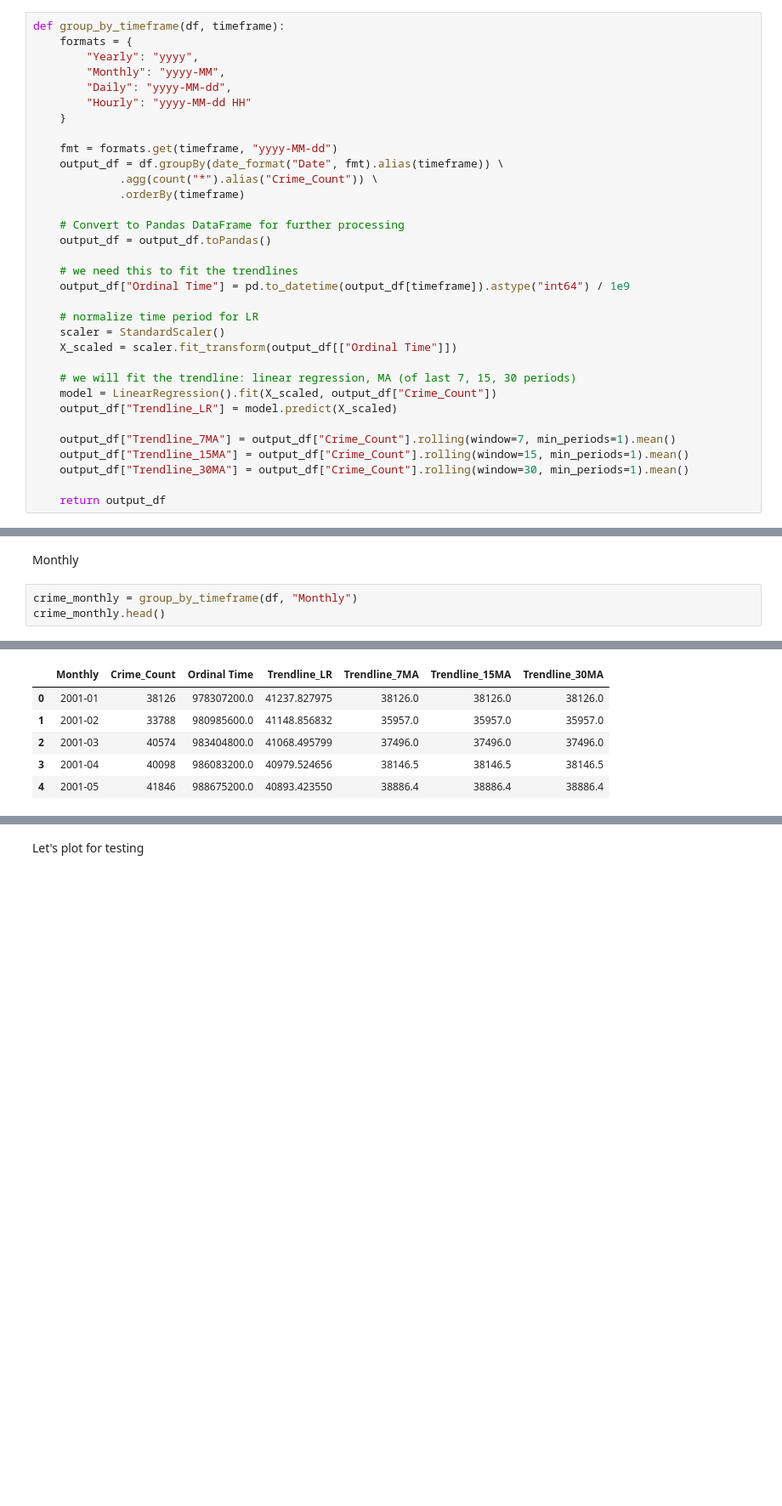
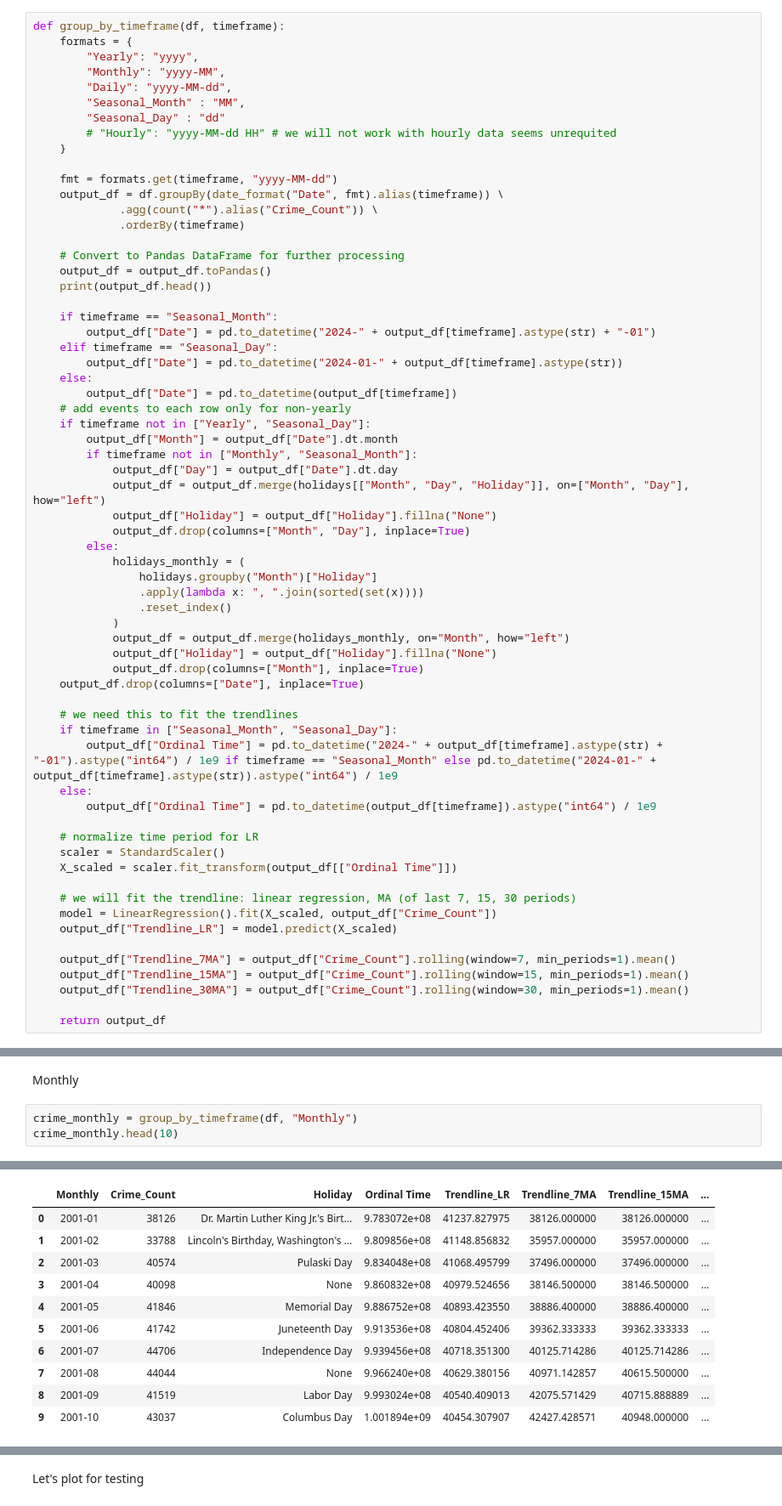
Before and after one commit to alihaseeb1/ChicagoCrimeAnalysis, a Jupyter notebook: main.ipynb, the cells around one changed output, grey strips where cells are left out. Shown at 85% size. Drawn from its saved outputs; the diff is of its cells as text; blank space fills up the shorter version.

```diff
--- a/main.ipynb
+++ b/main.ipynb
@@ -103,7 +165,9 @@ def group_by_timeframe(df, timeframe):
         "Yearly": "yyyy",
         "Monthly": "yyyy-MM",
         "Daily": "yyyy-MM-dd",
-        "Hourly": "yyyy-MM-dd HH"
+        "Seasonal_Month" : "MM",
+        "Seasonal_Day" : "dd"
+        # "Hourly": "yyyy-MM-dd HH" # we will not work with hourly data seems unrequited
     }
 
     fmt = formats.get(timeframe, "yyyy-MM-dd")
@@ -113,9 +177,38 @@ def group_by_timeframe(df, timeframe):
 
     # Convert to Pandas DataFrame for further processing
     output_df = output_df.toPandas()
+    print(output_df.head())
+
+    if timeframe == "Seasonal_Month":
+        output_df["Date"] = pd.to_datetime("2024-" + output_df[timeframe].astype(str) + "-01")
+    elif timeframe == "Seasonal_Day":
+        output_df["Date"] = pd.to_datetime("2024-01-" + output_df[timeframe].astype(str))
+    else:
+        output_df["Date"] = pd.to_datetime(output_df[timeframe])
+    # add events to each row only for non-yearly
+    if timeframe not in ["Yearly", "Seasonal_Day"]:
+        output_df["Month"] = output_df["Date"].dt.month
+        if timeframe not in ["Monthly", "Seasonal_Month"]:
+            output_df["Day"] = output_df["Date"].dt.day
+            output_df = output_df.merge(holidays[["Month", "Day", "Holiday"]], on=["Month", "Day"], how="left")
+            output_df["Holiday"] = output_df["Holiday"].fillna("None")
+            output_df.drop(columns=["Month", "Day"], inplace=True)
+        else:
+            holidays_monthly = (
+                holidays.groupby("Month")["Holiday"]
+                .apply(lambda x: ", ".join(sorted(set(x))))
+                .reset_index()
+            )
+            output_df = output_df.merge(holidays_monthly, on="Month", how="left")
+            output_df["Holiday"] = output_df["Holiday"].fillna("None")
+            output_df.drop(columns=["Month"], inplace=True)
+    output_df.drop(columns=["Date"], inplace=True)
 
     # we need this to fit the trendlines
-    output_df["Ordinal Time"] = pd.to_datetime(output_df[timeframe]).astype("int64") / 1e9
+    if timeframe in ["Seasonal_Month", "Seasonal_Day"]:
+        output_df["Ordinal Time"] = pd.to_datetime("2024-" + output_df[timeframe].astype(str) + "-01").astype("int64") / 1e9 if timeframe == "Seasonal_Month" else pd.to_datetime("2024-01-" + output_df[timeframe].astype(str)).astype("int64") / 1e9
+    else:
+        output_df["Ordinal Time"] = pd.to_datetime(output_df[timeframe]).astype("int64") / 1e9
 
     # normalize time period for LR
     scaler = StandardScaler()
@@ -198,5 +297,5 @@ crime_yearly.head()
 Monthly
 # %%
 crime_monthly = group_by_timeframe(df, "Monthly")
-crime_monthly.head()
+crime_monthly.head(10)
 # %% [output]
@@ -203,9 +308,14 @@ crime_monthly.head()
-|  | Monthly | Crime_Count | Ordinal Time | Trendline_LR | Trendline_7MA | Trendline_15MA | Trendline_30MA |
-| 0 | 2001-01 | 38126 | 978307200.0 | 41237.827975 | 38126.0 | 38126.0 | 38126.0 |
-| 1 | 2001-02 | 33788 | 980985600.0 | 41148.856832 | 35957.0 | 35957.0 | 35957.0 |
-| 2 | 2001-03 | 40574 | 983404800.0 | 41068.495799 | 37496.0 | 37496.0 | 37496.0 |
-| 3 | 2001-04 | 40098 | 986083200.0 | 40979.524656 | 38146.5 | 38146.5 | 38146.5 |
-| 4 | 2001-05 | 41846 | 988675200.0 | 40893.423550 | 38886.4 | 38886.4 | 38886.4 |
+|  | Monthly | Crime_Count | Holiday | Ordinal Time | Trendline_LR | Trendline_7MA | Trendline_15MA | ... |
+| 0 | 2001-01 | 38126 | Dr. Martin Luther King Jr.'s Birt... | 9.783072e+08 | 41237.827975 | 38126.000000 | 38126.000000 | ... |
+| 1 | 2001-02 | 33788 | Lincoln's Birthday, Washington's ... | 9.809856e+08 | 41148.856832 | 35957.000000 | 35957.000000 | ... |
+| 2 | 2001-03 | 40574 | Pulaski Day | 9.834048e+08 | 41068.495799 | 37496.000000 | 37496.000000 | ... |
+| 3 | 2001-04 | 40098 | None | 9.860832e+08 | 40979.524656 | 38146.500000 | 38146.500000 | ... |
+| 4 | 2001-05 | 41846 | Memorial Day | 9.886752e+08 | 40893.423550 | 38886.400000 | 38886.400000 | ... |
+| 5 | 2001-06 | 41742 | Juneteenth Day | 9.913536e+08 | 40804.452406 | 39362.333333 | 39362.333333 | ... |
+| 6 | 2001-07 | 44706 | Independence Day | 9.939456e+08 | 40718.351300 | 40125.714286 | 40125.714286 | ... |
+| 7 | 2001-08 | 44044 | None | 9.966240e+08 | 40629.380156 | 40971.142857 | 40615.500000 | ... |
+| 8 | 2001-09 | 41519 | Labor Day | 9.993024e+08 | 40540.409013 | 42075.571429 | 40715.888889 | ... |
+| 9 | 2001-10 | 43037 | Columbus Day | 1.001894e+09 | 40454.307907 | 42427.428571 | 40948.000000 | ... |
 # %%
 crime_daily = group_by_timeframe(df, "Daily")
 crime_daily.head()
```
Also changed, not shown: parts of 12 cells of this notebook, 2 other files.
